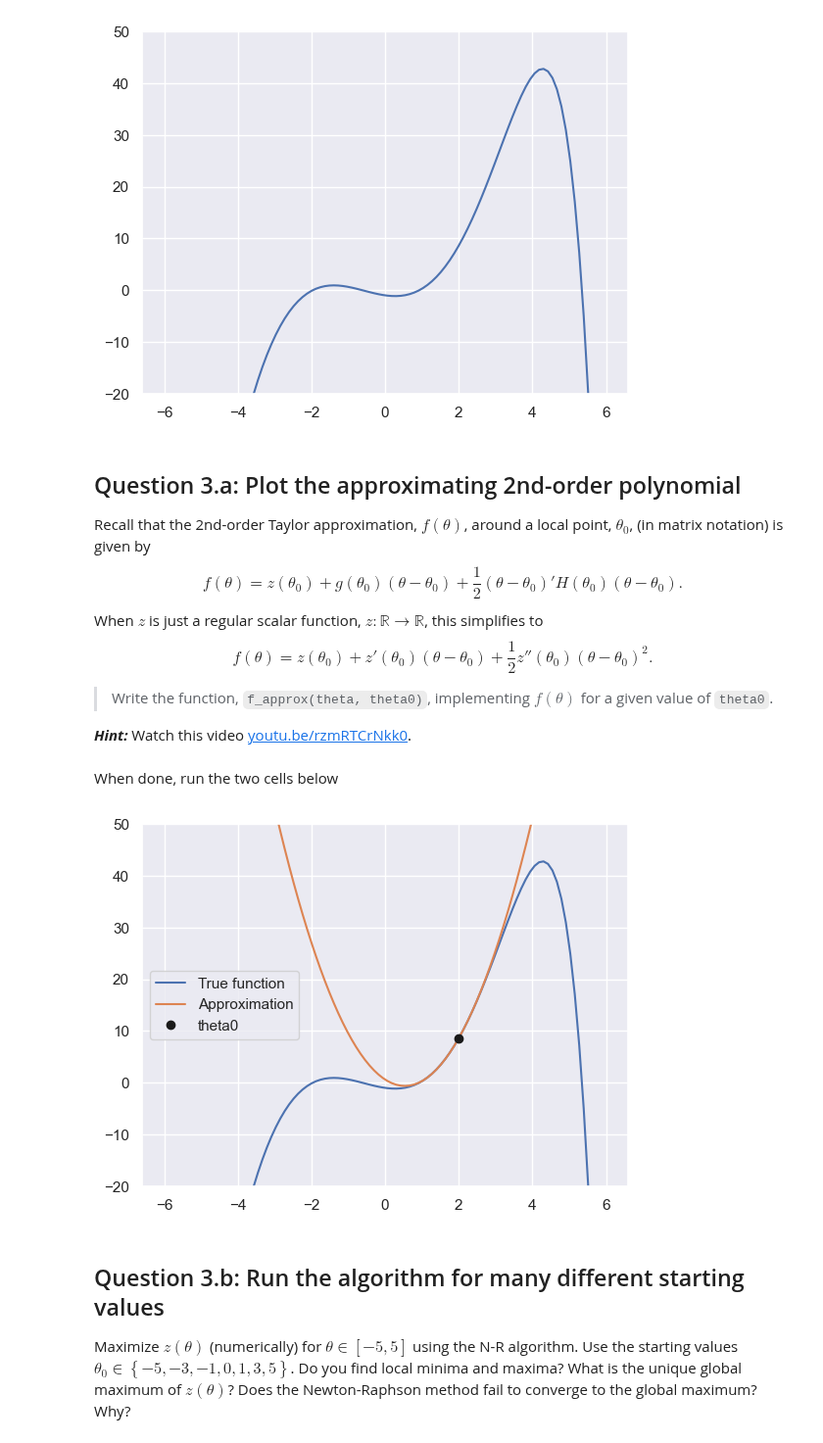
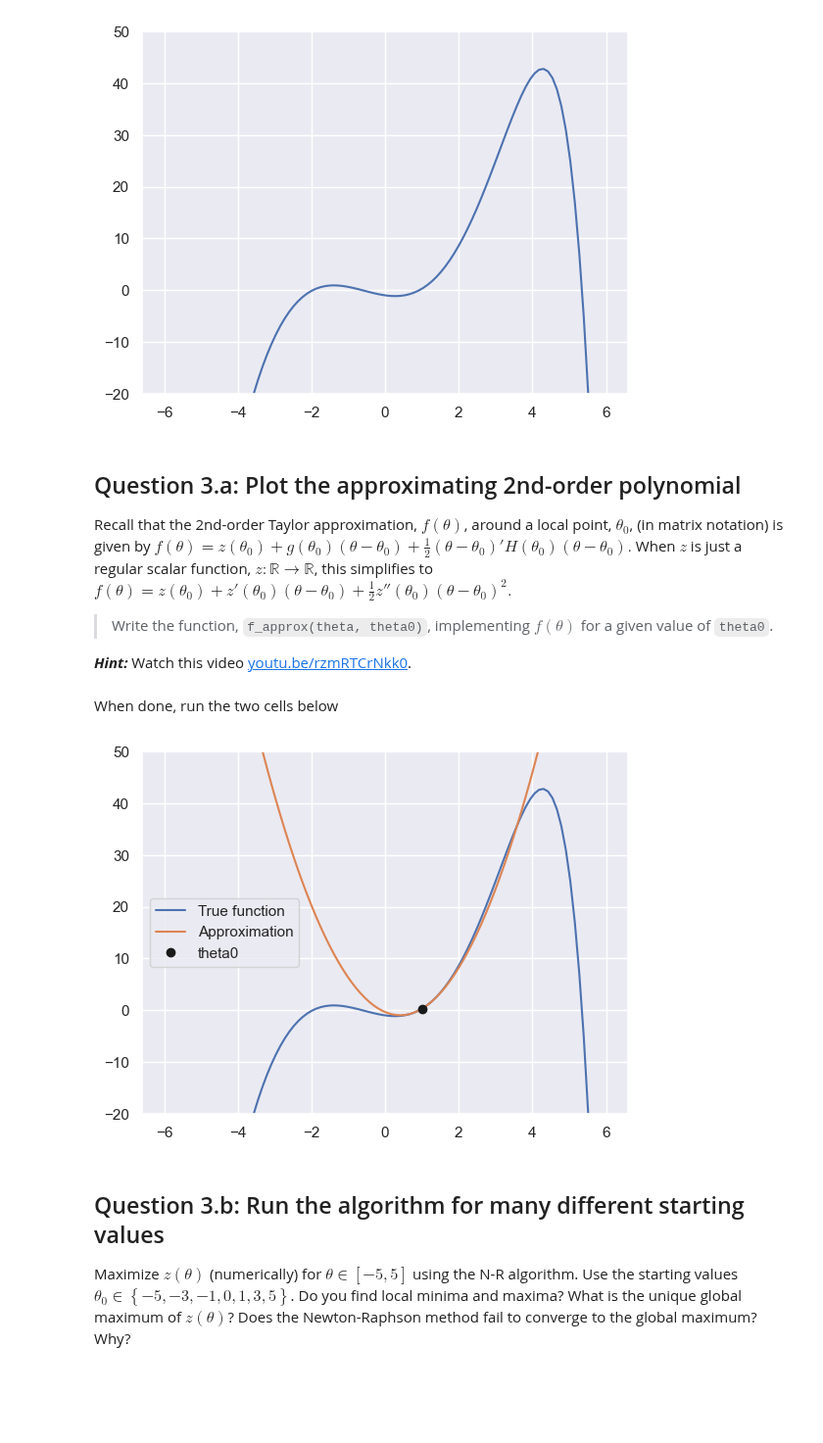
Before and after one commit to anl1313/AME_2025, a Jupyter notebook: Excercise classes/Class 6/w6_ex_ante FREJA.ipynb, the cells around one changed output. Shown at 98% size. Drawn from its saved outputs; the diff is of its cells as text; code cells hidden in the pictures; blank space fills up the shorter version.

```diff
--- a/Excercise classes/Class 6/w6_ex_ante FREJA.ipynb
+++ b/Excercise classes/Class 6/w6_ex_ante FREJA.ipynb
@@ -155,12 +158,12 @@ tol0 = 1e-8  # Tolerance
 for it in range(maxit):
 
     # update theta
-    grad0 = None # Fill in: gradient at theta0
-    hess0 =  None # Fill in: hessian at theta0
-    theta = None # Fill in: new value of theta  hessian is just a scalar in this case so can div by it, dont need la.inv
+    grad0 = lambda theta: df(theta0)  #gradient at theta0
+    hess0 =  lambda theta: ddf(theta0)  #hessian at theta0
+    theta =  theta0 - grad0(theta0) / hess0(theta0)  # Newton-Raphson (from formular)
 
     # check convergence
-    criterion = None # Fill in: absolute value of the gradient at the new value of theta
+    criterion = abs(theta - theta0)
     if criterion <= tol0:
         print(f'Tolerance satisfied on iteration {it}.')
         break
@@ -184,9 +187,9 @@ z\left( \theta \right) =2\theta^{2}+\theta^{3}-\exp \left( \theta\right)
 $$
 # %%
 # NB clarify whether analytical or numerical gradients
-z   = lambda theta: # Fill in the function z
-dz  = lambda theta: # Fill in: first derivative NB use the numerical version to align with results below
-ddz = lambda theta: # Fill in: second derivative NB use the numerical version to align with results below
+z = lambda theta: 2*theta*theta + theta*theta*theta - np.exp(theta)
+dz  = lambda theta: est.forward_diff(z, theta, h)  # first derivative
+ddz = lambda theta: est.forward_diff(dz, theta, l)  # second derivative
 # %%
 #Your function should look like this
 fig,ax = plt.subplots()
@@ -199,21 +202,23 @@ ax.set_ylim(-20, 50);
 ## Question 3.a: Plot the approximating 2nd-order polynomial
 
 Recall that the 2nd-order Taylor approximation, $f(\theta)$, around a local point, $\theta_0$, (in matrix notation) is given by
-$$ f(\theta) = z(\theta_0) + g(\theta_0) (\theta - \theta_0) + \frac12 (\theta - \theta_0)' H(\theta_0) (\theta - \theta_0). $$
+$ f(\theta) = z(\theta_0) + g(\theta_0) (\theta - \theta_0) + \frac12 (\theta - \theta_0)' H(\theta_0) (\theta - \theta_0). $
 When $z$ is just a regular scalar function, $z : \mathbb{R} \to \mathbb{R}$, this simplifies to
-$$ f(\theta) = z(\theta_0) + z'(\theta_0) (\theta - \theta_0) + \frac12 z''(\theta_0) (\theta - \theta_0)^2. $$
+$ f(\theta) = z(\theta_0) + z'(\theta_0) (\theta - \theta_0) + \frac12 z''(\theta_0) (\theta - \theta_0)^2. $
 
 > Write the function, `f_approx(theta, theta0)`, implementing $f(\theta)$ for a given value of `theta0`.
 
 ***Hint:*** Watch this video [youtu.be/rzmRTCrNkk0](https://youtu.be/rzmRTCrNkk0).
-# %%
-def f_approx(theta, theta0):
-    # FILL IN
-
-    # Evaluate the function, its first and second derivatives at theta0
-    # then compute the approximated value and return it
-    f =  # FILL IN
-    return f
+# %%
+def f_approx(theta, theta0):
+    f0 = z(theta0)
+    g0 = dz(theta0)
+    h0 = ddz(theta0)
+
+    diff = theta - theta0
+    f = f0 + g0*diff + 0.5 * h0 *(diff**2)
+
+    return f
 # %% [markdown]
 When done, run the two cells below
 # %%
@@ -224,24 +229,24 @@ assert np.isclose(f_approx(1.5, 1.0), 3.3335504283088744)
 # %%
 # this code will create a plot of your approximating function together with the true function
 
-x0 = 2 # <--- try changing this
+x0 = 1 # <--- try changing this
 
 xx = np.linspace(-6, 6, 100)
 zz = np.empty(xx.shape)
 ff = np.empty(xx.shape)
 
 for i,x in enumerate(xx):
     zz[i] = z(x)
     ff[i] = f_approx(x, x0)
 
 fig,ax = plt.subplots();
 ax.plot(xx, zz, label='True function')
 ax.plot(xx, ff, label='Approximation')
 ax.plot(x0,z(x0), 'ok', label='theta0')
 ax.legend(loc='best')
 ax.set_ylim(-20, 50); # ensures the plot isn't dancing around
 # %% [output]
-[figure, old version]
+[figure, new version]
 # %% [markdown]
 ## Question 3.b: Run the algorithm for many different starting values
 
```
Also changed, not shown: parts of 15 cells of this notebook, 3 other files.
